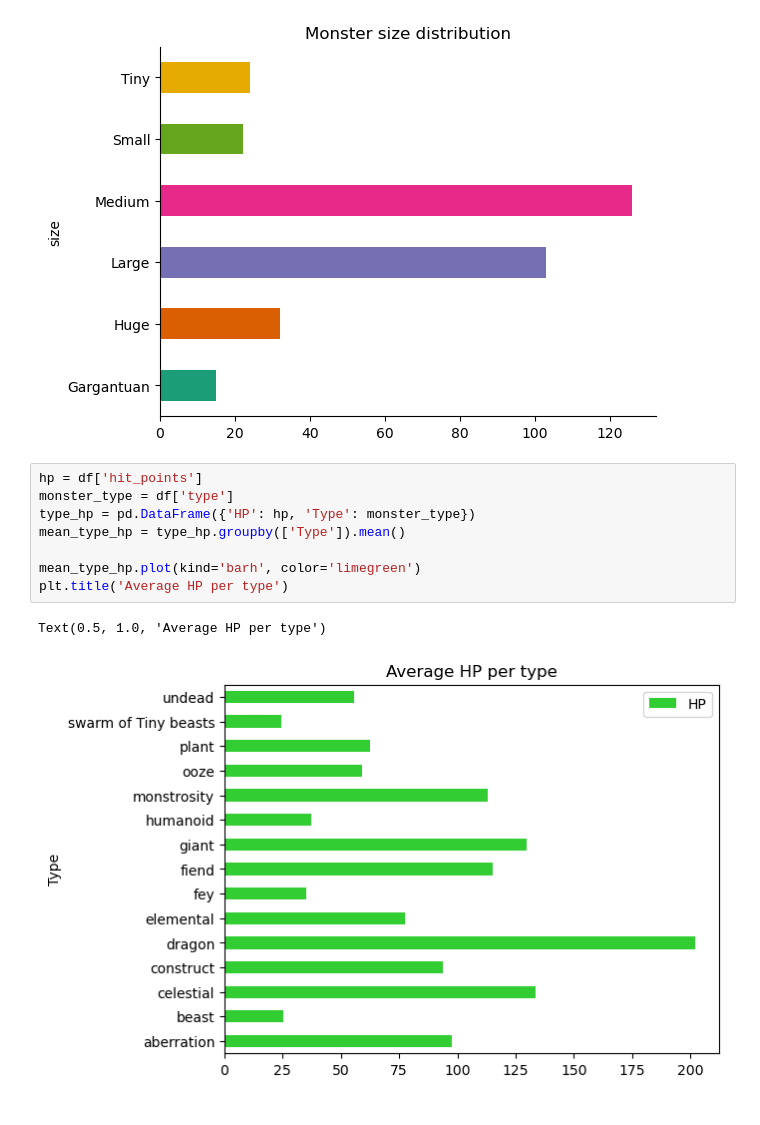
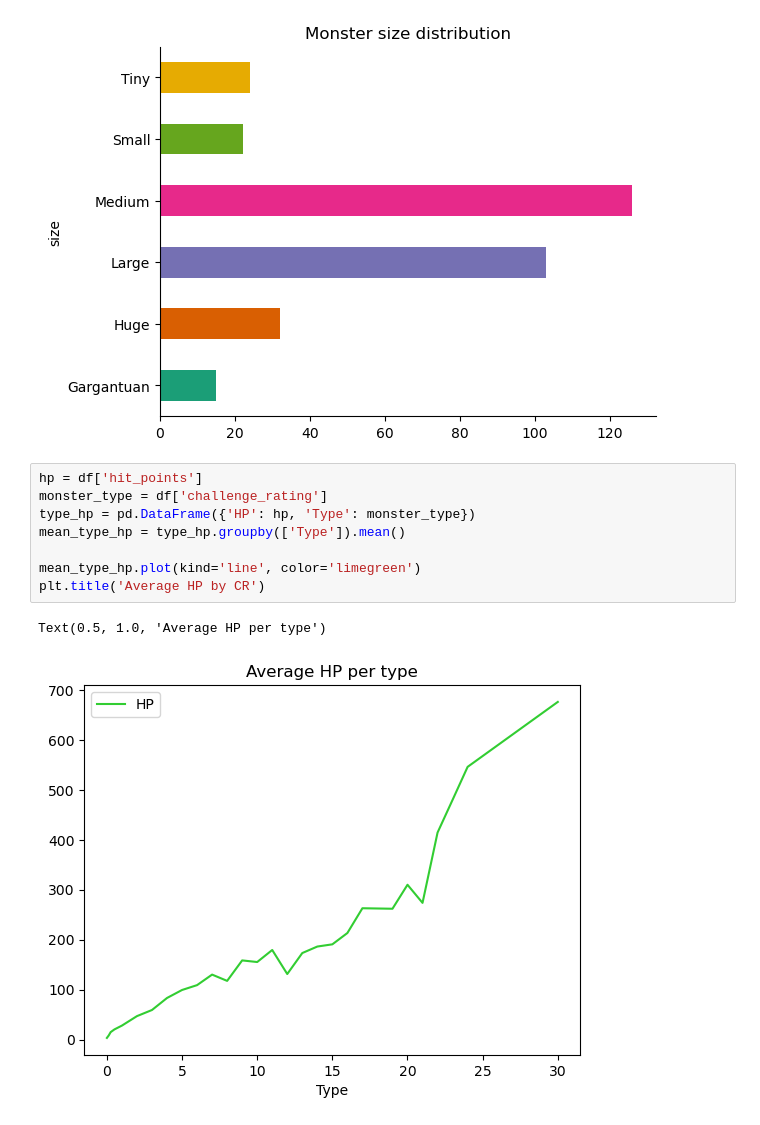
Before and after one commit to laureng97/Project-4--DND-Challenge-Ratings, a Jupyter notebook: Monsters EDA.ipynb, the cells around one changed output. Drawn from its saved outputs; the diff is of its cells as text.

```diff
--- a/Monsters EDA.ipynb
+++ b/Monsters EDA.ipynb
@@ -73,12 +65,12 @@ Text(0.5, 1.0, 'Monster size distribution')
 [figure]
 # %%
 hp = df['hit_points']
-monster_type = df['type']
+monster_type = df['challenge_rating']
 type_hp = pd.DataFrame({'HP': hp, 'Type': monster_type})
 mean_type_hp = type_hp.groupby(['Type']).mean()
 
-mean_type_hp.plot(kind='barh', color='limegreen')
-plt.title('Average HP per type')
+mean_type_hp.plot(kind='line', color='limegreen')
+plt.title('Average HP by CR')
 # %% [output]
 Text(0.5, 1.0, 'Average HP per type')
-[figure, old version]
+[figure, new version]
```
Also changed, not shown: parts of 3 cells of this notebook, 2 other files.
